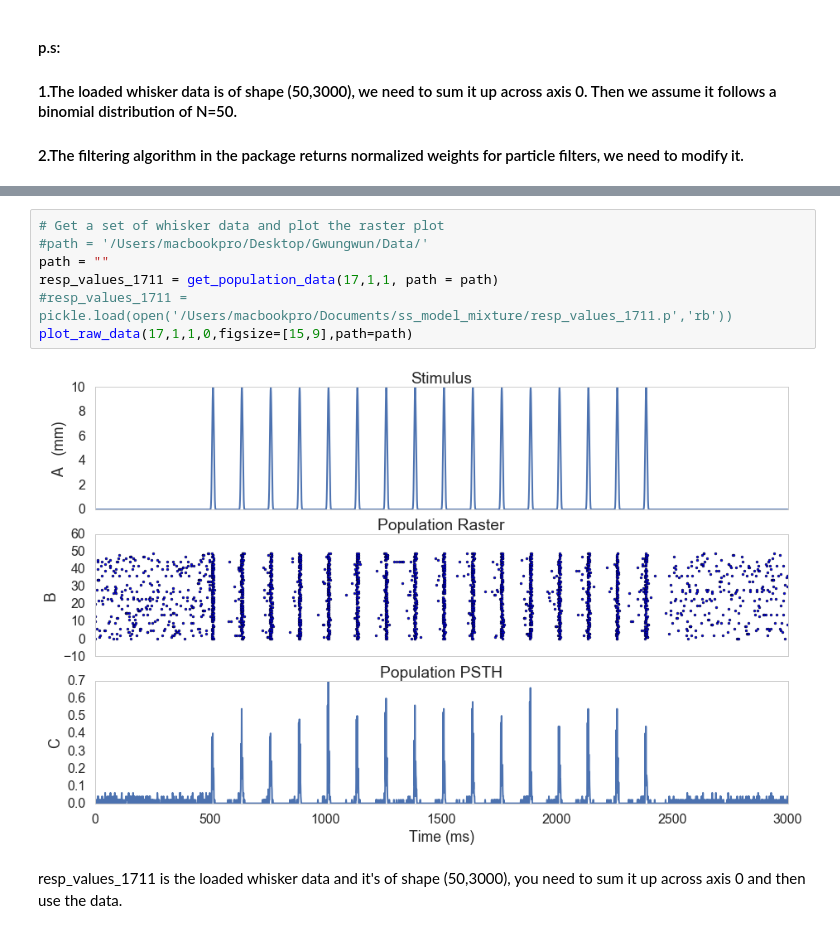
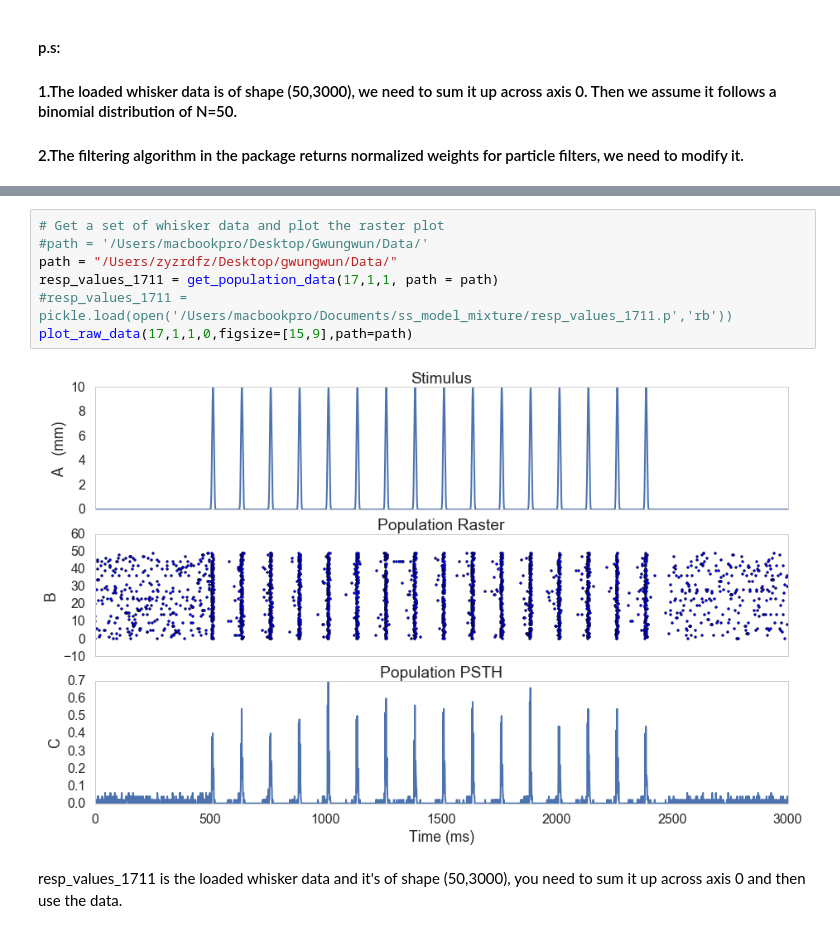
Before and after one commit to zyzdiana/ss_model_mixture, a Jupyter notebook: Whisker_Data2.ipynb, the cells around one changed output, grey strips where cells are left out. Cells and saved outputs as stored; diff of their text form.

```diff
--- a/Whisker_Data2.ipynb
+++ b/Whisker_Data2.ipynb
@@ -37,12 +38,12 @@ from scipy.stats import bernoulli
 # %%
 # Get a set of whisker data and plot the raster plot
 #path = '/Users/macbookpro/Desktop/Gwungwun/Data/'
-path = ""
+path = "/Users/zyzrdfz/Desktop/gwungwun/Data/"
 resp_values_1711 = get_population_data(17,1,1, path = path)
 #resp_values_1711 = pickle.load(open('/Users/macbookpro/Documents/ss_model_mixture/resp_values_1711.p','rb'))
 plot_raw_data(17,1,1,0,figsize=[15,9],path=path)
 # %% [output]
-[figure, old version]
+[figure, new version]
 # %% [markdown]
 resp_values_1711 is the loaded whisker data and it's of shape (50,3000), you need to sum it up across axis 0 and then use the data.
 # %%
```
Also changed, not shown: parts of 21 cells of this notebook, 7 other files.
